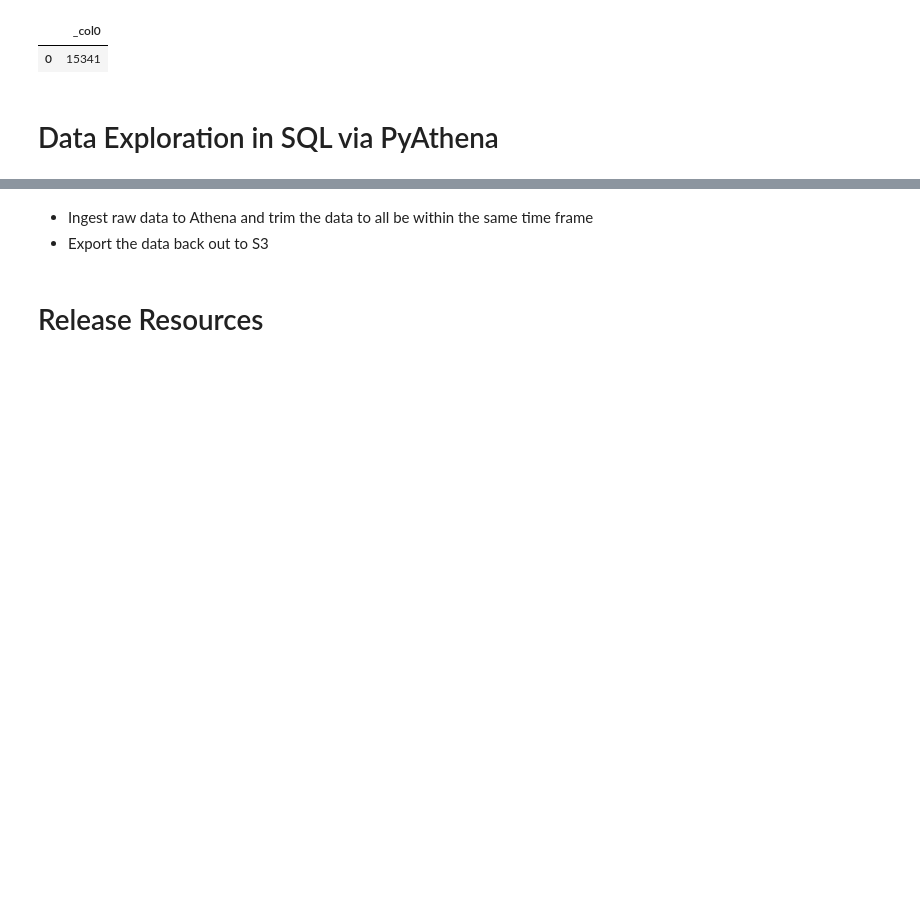
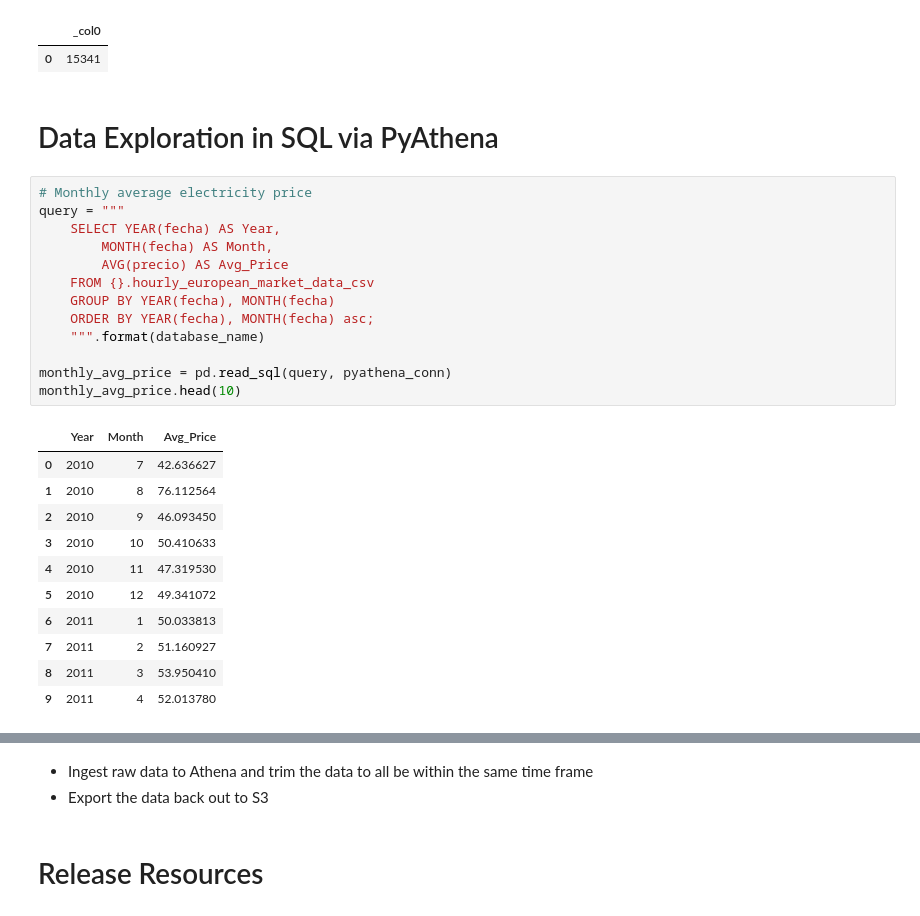
Before and after one commit to nlee98/ADS-508-AWS-Cloud-Computing, a Jupyter notebook: ADS-508_Final_Notebook.ipynb, the cells around one changed output, grey strips where cells are left out. Cells and saved outputs as stored; diff of their text form; blank space fills up the shorter version.

```diff
--- a/ADS-508_Final_Notebook.ipynb
+++ b/ADS-508_Final_Notebook.ipynb
@@ -234,3 +236,28 @@ pd.read_sql(query, pyathena_conn)
 | 0 | 15341 |
 # %% [markdown]
 # Data Exploration in SQL via PyAthena
+# %%
+# Monthly average electricity price
+query = """
+    SELECT YEAR(fecha) AS Year,
+        MONTH(fecha) AS Month,
+        AVG(precio) AS Avg_Price
+    FROM {}.hourly_european_market_data_csv
+    GROUP BY YEAR(fecha), MONTH(fecha)
+    ORDER BY YEAR(fecha), MONTH(fecha) asc;
+    """.format(database_name)
+
+monthly_avg_price = pd.read_sql(query, pyathena_conn)
+monthly_avg_price.head(10)
+# %% [output]
+|  | Year | Month | Avg_Price |
+| 0 | 2010 | 7 | 42.636627 |
+| 1 | 2010 | 8 | 76.112564 |
+| 2 | 2010 | 9 | 46.093450 |
+| 3 | 2010 | 10 | 50.410633 |
+| 4 | 2010 | 11 | 47.319530 |
+| 5 | 2010 | 12 | 49.341072 |
+| 6 | 2011 | 1 | 50.033813 |
+| 7 | 2011 | 2 | 51.160927 |
+| 8 | 2011 | 3 | 53.950410 |
+| 9 | 2011 | 4 | 52.013780 |
```
Also changed, not shown: parts of 6 cells of this notebook.
